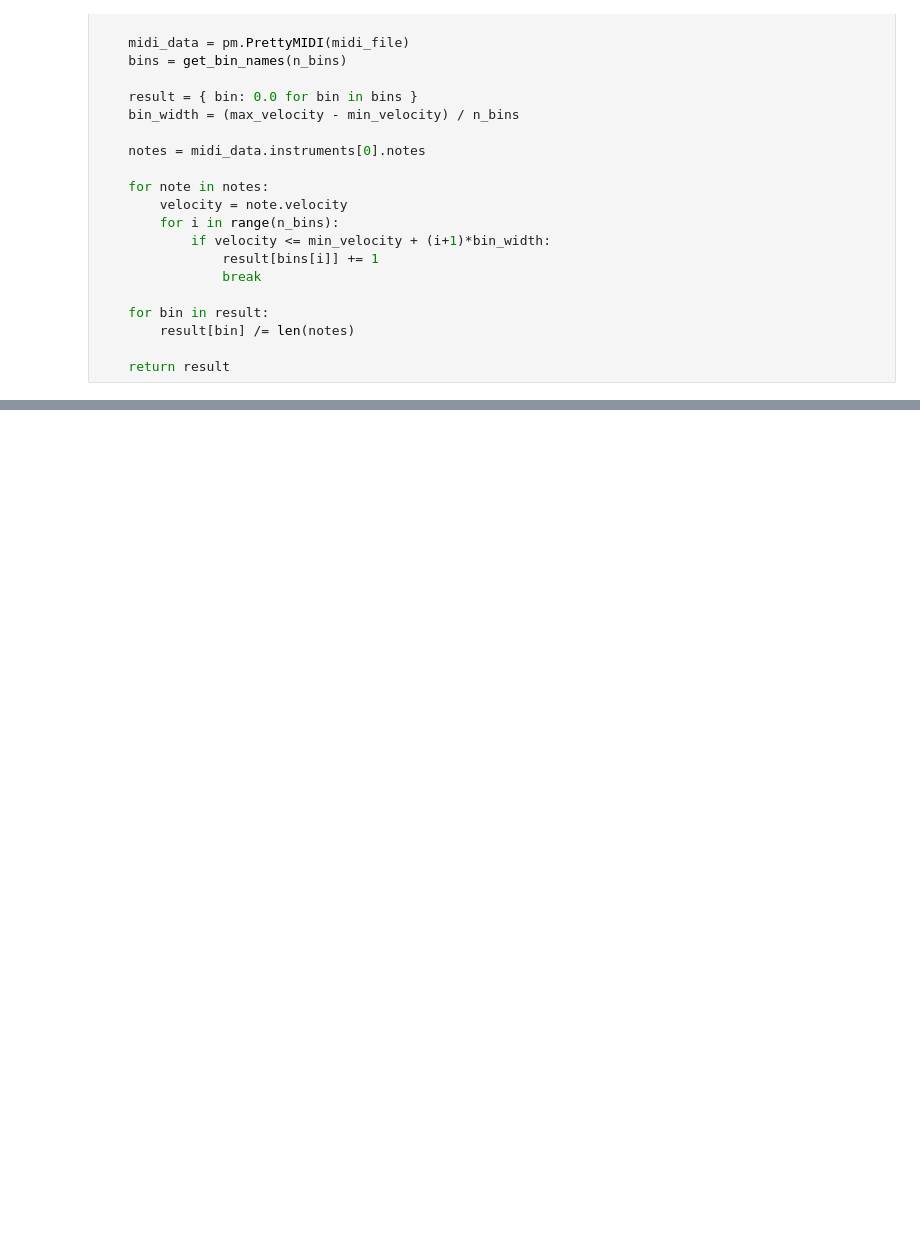
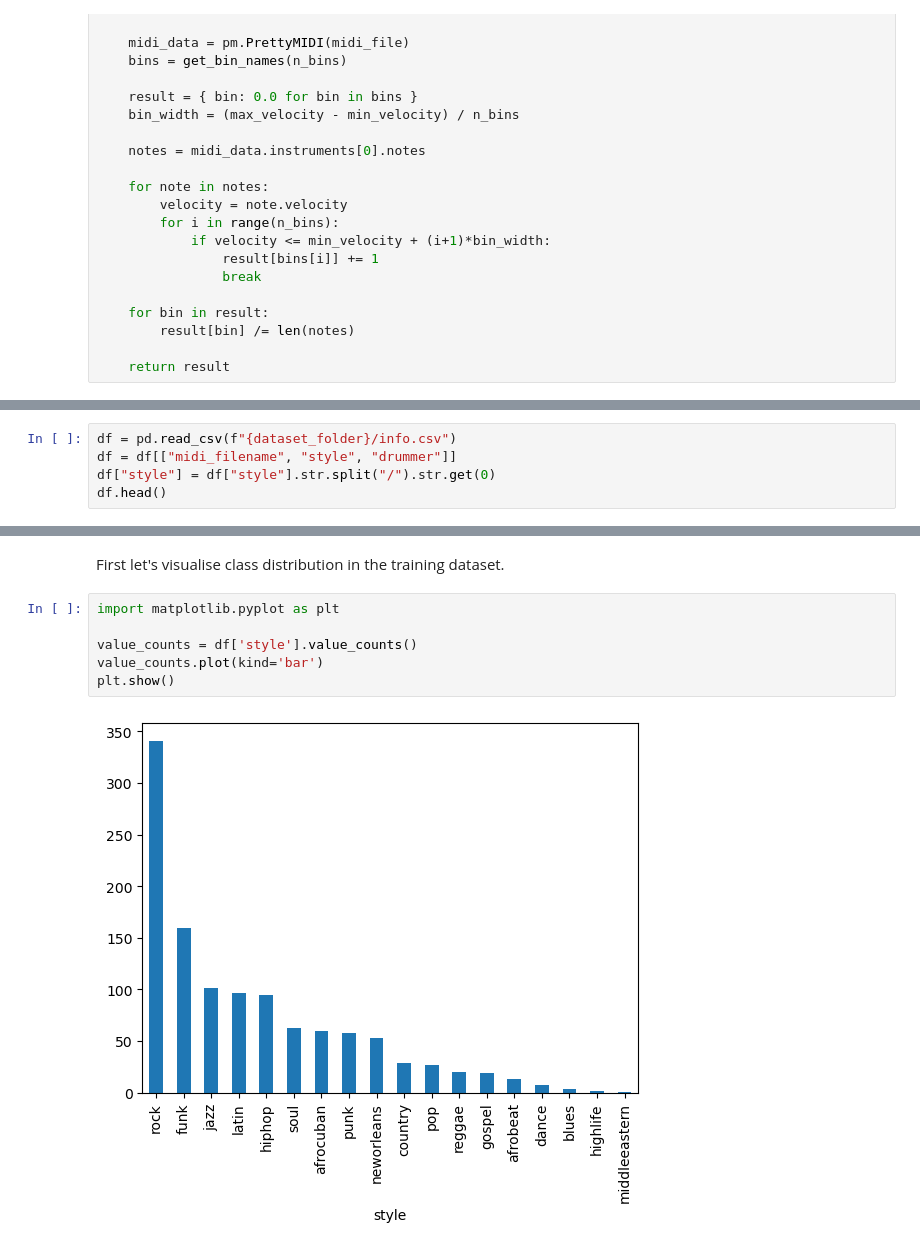
Before and after one commit to kermo-git/DrumMIDIStylePrediction, a Jupyter notebook: project.ipynb, the cells around one changed output, grey strips where cells are left out. Drawn from its saved outputs; the diff is of its cells as text; blank space fills up the shorter version.

```diff
--- a/project.ipynb
+++ b/project.ipynb
@@ -56,0 +86,5 @@ def get_velocity_bins(midi_file: str,
+# %%
+df = pd.read_csv(f"{dataset_folder}/info.csv")
+df = df[["midi_filename", "style", "drummer"]]
+df["style"] = df["style"].str.split("/").str.get(0)
+df.head()
@@ -56,0 +98,10 @@ def get_velocity_bins(midi_file: str,
+# %% [markdown]
+First let's visualise class distribution in the training dataset.
+# %%
+import matplotlib.pyplot as plt
+
+value_counts = df['style'].value_counts()
+value_counts.plot(kind='bar')
+plt.show()
+# %% [output]
+[figure, added]
```
Also changed, not shown: parts of 35 cells of this notebook, 1 other file.
